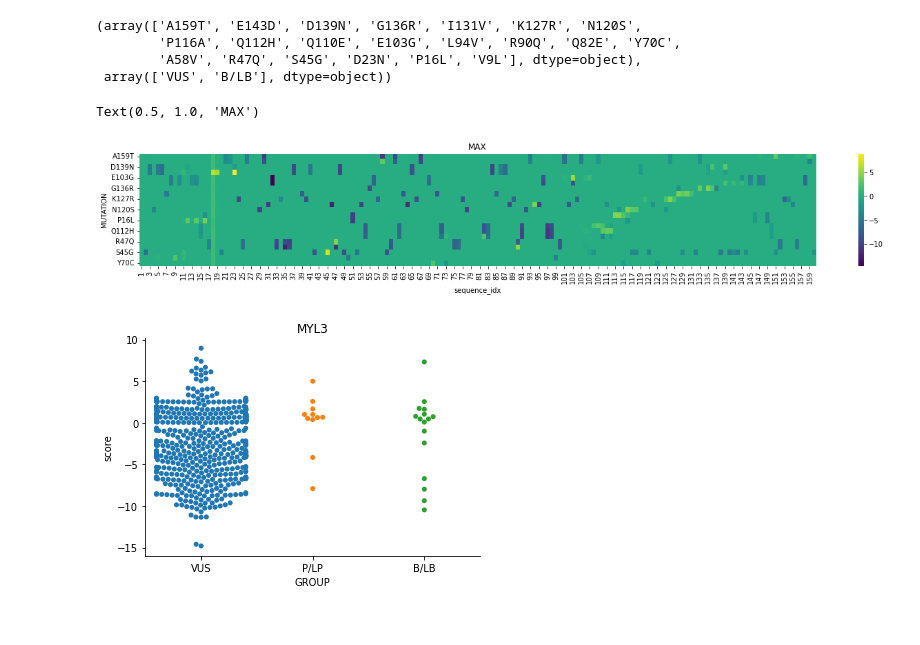
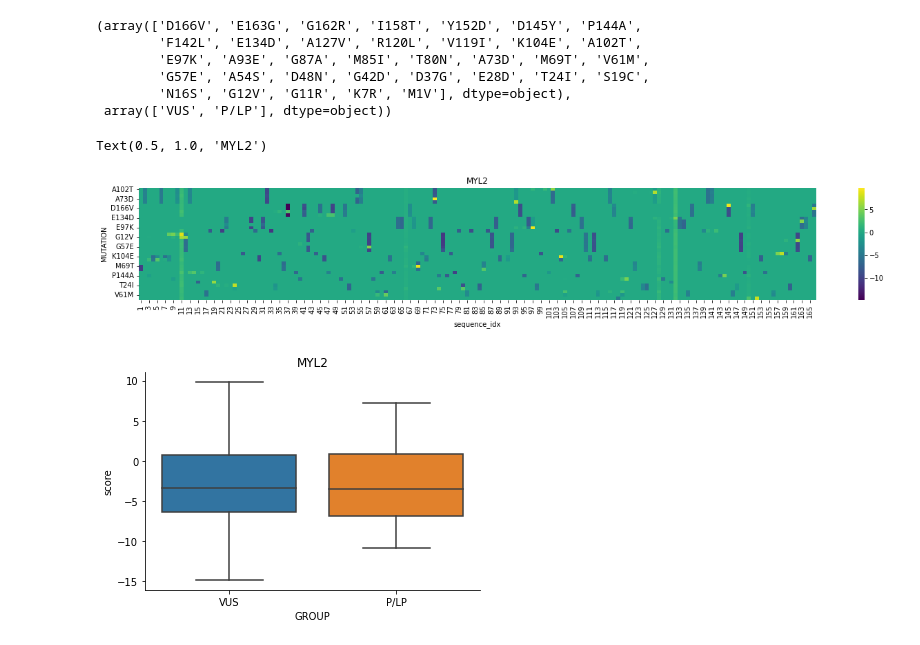
Before and after one commit to cx0/llm-for-clinical-variants, a Jupyter notebook: mutscan_plotting.ipynb, the cells around one changed output. Cells and saved outputs as stored; diff of their text form; code cells hidden in the pictures.

```diff
--- a/mutscan_plotting.ipynb
+++ b/mutscan_plotting.ipynb
@@ -30,7 +30,7 @@ aa_df = pd.read_csv(StringIO(aa), sep='\t')
 aa_df
 aminoacids = aa_df['iupac']
 # %%
-mutscores_df = pd.read_csv('results/mutscan_MAX.tsv', sep='\t')
+mutscores_df = pd.read_csv('results/mutscan_MYL2.tsv', sep='\t')
 mutscores_df = mutscores_df.assign(
     wt_residue=lambda df:df['MUTATION'].apply(lambda x: x[0]),
     mut_idx=lambda df:df['MUTATION'].apply(lambda x: int(x[1:-1])),
@@ -54,10 +54,12 @@ mutscores_df.sort_values('score')
 # %%
 mutscores_df['MUTATION'].unique(), mutscores_df['GROUP'].unique()
 # %% [output]
-(array(['A159T', 'E143D', 'D139N', 'G136R', 'I131V', 'K127R', 'N120S',
-        'P116A', 'Q112H', 'Q110E', 'E103G', 'L94V', 'R90Q', 'Q82E', 'Y70C',
-        'A58V', 'R47Q', 'S45G', 'D23N', 'P16L', 'V9L'], dtype=object),
- array(['VUS', 'B/LB'], dtype=object))
+(array(['D166V', 'E163G', 'G162R', 'I158T', 'Y152D', 'D145Y', 'P144A',
+        'F142L', 'E134D', 'A127V', 'R120L', 'V119I', 'K104E', 'A102T',
+        'E97K', 'A93E', 'G87A', 'M85I', 'T80N', 'A73D', 'M69T', 'V61M',
+        'G57E', 'A54S', 'D48N', 'G42D', 'D37G', 'E28D', 'T24I', 'S19C',
+        'N16S', 'G12V', 'G11R', 'K7R', 'M1V'], dtype=object),
+ array(['VUS', 'P/LP'], dtype=object))
 # %%
 plt.figure(figsize=(22,3))
 sns.heatmap(
@@ -71,19 +73,19 @@ sns.heatmap(
 )
 plt.title(mutscores_df['GENE'].values[0])
 # %% [output]
-Text(0.5, 1.0, 'MAX')
+Text(0.5, 1.0, 'MYL2')
-[figure, old version]
+[figure, new version]
 # %%
-sns.swarmplot(
+sns.boxplot(
     data=(mutscores_df
           .groupby(['MUTATION', 'GROUP', 'sequence_idx'])['score'].max()
           .reset_index()
           .query('score > 0.01 | score < -0.01')
          ),
     x='GROUP',
     y='score'
 )
 plt.title(mutscores_df['GENE'].values[0])
 sns.despine()
 # %% [output]
-[figure, old version]
+[figure, new version]
```
Also changed, not shown: parts of 1 cell of this notebook, 1 other file.
